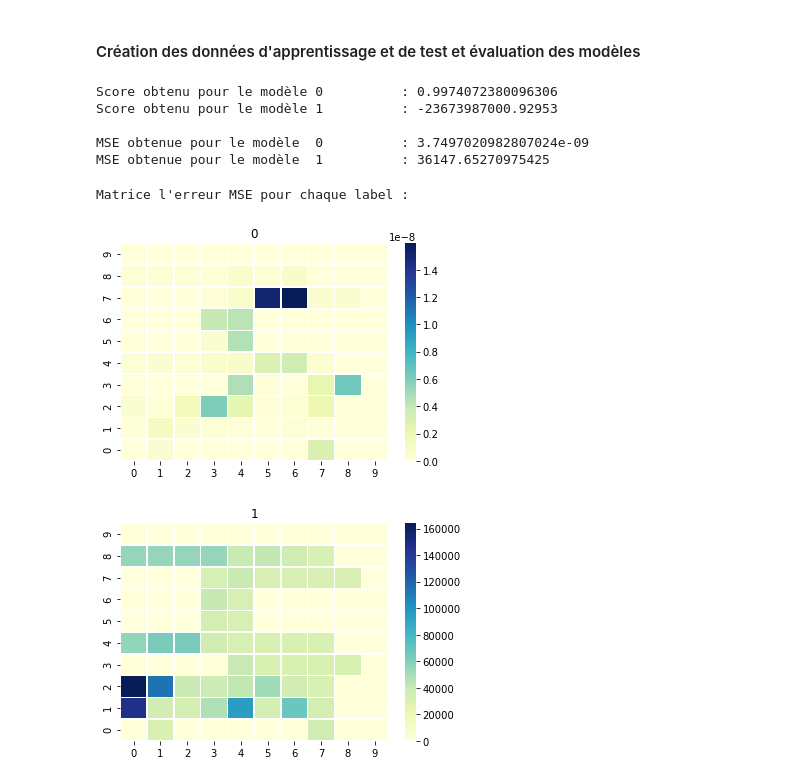
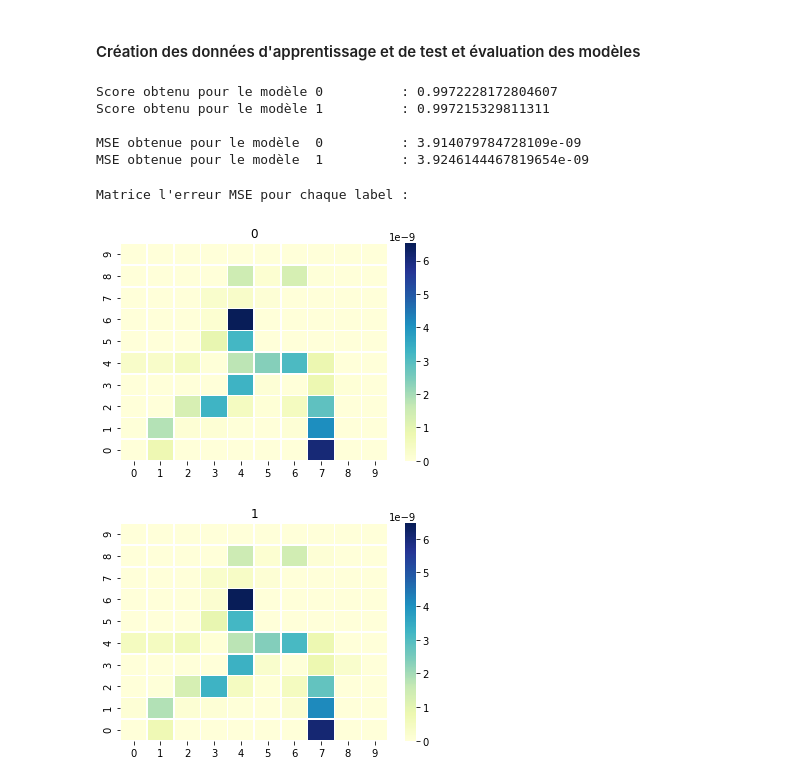
Before and after one commit to FZYUAN-1/pldac_interpolation, a Jupyter notebook: PLDAC PROJET GPS.ipynb, the cells around one changed output. Drawn from its saved outputs; the diff is of its cells as text; code cells hidden in the pictures.

```diff
--- a/PLDAC PROJET GPS.ipynb
+++ b/PLDAC PROJET GPS.ipynb
@@ -268,3 +268,7 @@ from sklearn.metrics import mean_squared_error
 #fichier contenant des classes pour transformer et evaluer les données
 import Eval
 from physic_model import *
+# %%
+d = df.groupby("Trip")
+for i in d :
+    print(i[1])
@@ -318,24 +312,24 @@ for m in range(len(l_mat_err)):
-# %%
-for mi in range(len(l_mat_err)):
-    print(mi)
-    dv.afficher_mat_hist(l_mat_err[mi])
 # %% [markdown]
 ## Regression Linéaire avec sklearn
 # %% [markdown]
 #### Paramètres pour la contruction des jeux de données
 # %%
 #on prend un point sur 'step' du jeu de données
-freq = 200
+freq_train = 200
+freq_test = freq_train
+
+train_size = 0.8
 
 #features
-#attrs_x = [['Latitude','Longitude','GpsSpeed','GpsHeading','Trip'],['Trip','Latitude','Longitude','GpsTime']]
-attrs_x = [['Latitude','Longitude','GpsTime']]
+attrs_x = [['Latitude','Longitude','GpsSpeed','GpsHeading'],['Latitude','Longitude']]
+
 #targets
-labels = ['Latitude','Longitude','GpsTime']
+labels = ['Latitude','Longitude']
 
 #models
 #models = [LinearRegression(), physic_model(freq)]
-models = [physic_model()]
+models = [LinearRegression(), LinearRegression()]
+
 #preprocessing
 #preprocessor = [MinMaxScaler() for _ in range(len(models))]
 preprocessor = None
@@ -343,8 +337,8 @@ preprocessor = None
 #### Création des données d'apprentissage et de test et évaluation des modèles
 # %%
 #création des données d'apprentissage et de test pour la prédiction du prochain point (à partir de toutes nos données)
-traitement = Eval.Traitement(df, attrs_x, labels, preprocessor)
-traitement.set_data_train_test(ds.create_data_xy, freq, test_size=0.2, random_state=0)
+traitement = Eval.Traitement(df, attrs_x, labels, freq_train, freq_test, preprocessor)
+traitement.set_data_train_test(train_size)
 
 #Apprentissage des modèles et évaluation à partir de l'objet traitement
 evaluateur = Eval.Evaluation(models,traitement)
@@ -353,39 +347,46 @@ evaluateur.fit()
 #Affichage des résultats
 evaluateur.afficher_resultats()
 # %% [output]
-Score obtenu pour le modèle 0          : 0.9974072380096306
-Score obtenu pour le modèle 1          : -23673987000.92953
+Score obtenu pour le modèle 0          : 0.9972228172804607
+Score obtenu pour le modèle 1          : 0.997215329811311
 
-MSE obtenue pour le modèle  0          : 3.7497020982807024e-09
-MSE obtenue pour le modèle  1          : 36147.65270975425
+MSE obtenue pour le modèle  0          : 3.914079784728109e-09
+MSE obtenue pour le modèle  1          : 3.9246144467819654e-09
 # %%
 from sklearn.metrics import mean_squared_error
 
 # liste matrices erreurs des cases
 l_mat_err= [np.zeros((n_interval, n_interval)) for i in range(len(models))]
 # parcours de toutes les cases
 for i in range(n_interval):
     for j in range(n_interval):
         # récupération des données de la case
         case_df=ds.trouve_data_case(df, (i, j), latitude_min, longitude_min, ecart_x, ecart_y)
-        if case_df.shape[0] > 0:
-            traitement = Eval.Traitement(case_df, attrs_x, labels, preprocessor)
-            traitement.set_data_train_test(ds.create_data_xy, freq, test_size=0.2, random_state=0)
+
+        #On prend les Trips qui ont au moins 2 points
+        ctrips, ccounts = np.unique(case_df["Trip"], return_counts=True)
+        ctrips = ctrips[ccounts>1]
+        case_df = case_df[case_df['Trip'].isin(ctrips)]
+
+        #Cases qui ont au moins 2 trips
+        if len(pd.unique(case_df["Trip"])) > 1 :
+            traitement = Eval.Traitement(case_df, attrs_x, labels, freq_train, freq_test, preprocessor)
+            traitement.set_data_train_test(train_size)
 
             l_ypred = evaluateur.predict(traitement.l_Xtest)
 
             for mi in range(len(models)):
                 l_mat_err[mi][n_interval-1-i, j] = mean_squared_error(traitement.l_Ytest[mi],l_ypred[mi])
 
 print("Matrice l'erreur MSE pour chaque label :")
 for m in range(len(l_mat_err)):
     plt.figure()
     plt.title(m)
     sns.heatmap(l_mat_err[m], linewidths=.5, cmap="YlGnBu", yticklabels=np.arange(n_interval-1, -1, -1))
 # %% [output]
 Matrice l'erreur MSE pour chaque label :
-[figure, old version]
+[figure, new version]
-[figure, old version]
+[figure, new version]
 # %%
 for mi in range(len(l_mat_err)):
     print(mi)
```
Also changed, not shown: parts of 6 cells of this notebook, 2 other files.
